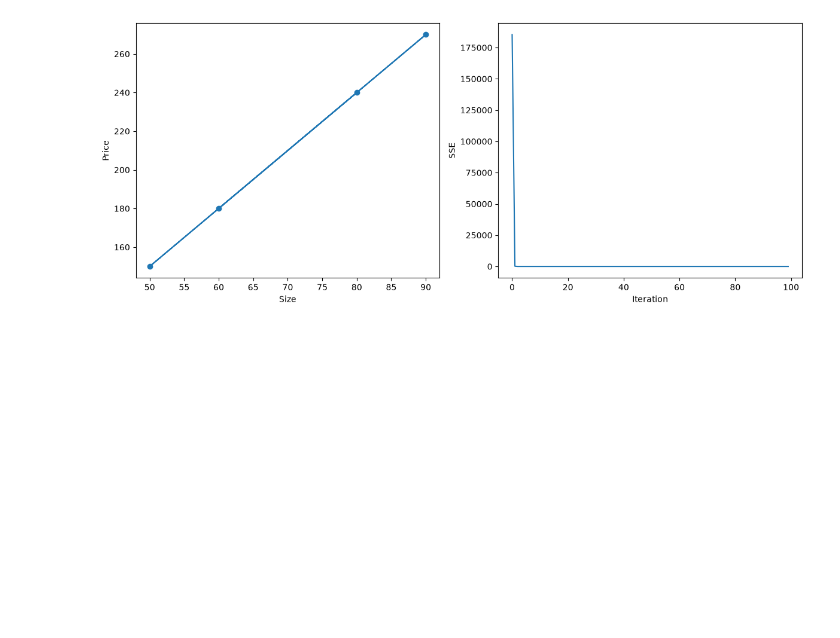
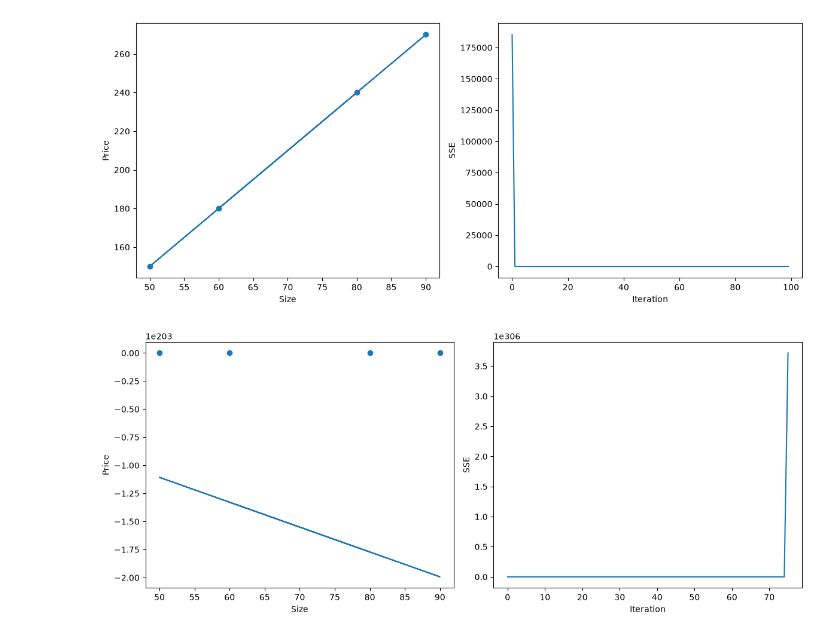
Before and after one commit to Anas8709/CA-R5-S2S2-AI, a Jupyter notebook: src/ML/Linear_Regression/assignments/Linear_Regression.ipynb, the cells around one changed output. Drawn from its saved outputs; the diff is of its cells as text; code cells hidden in the pictures; blank space fills up the shorter version.

```diff
--- a/src/ML/Linear_Regression/assignments/Linear_Regression.ipynb
+++ b/src/ML/Linear_Regression/assignments/Linear_Regression.ipynb
@@ -37,3 +37,10 @@ print(predicpredicted_value)
 lin_reg.plot_training(x_train , y_train)
 # %% [output]
 [figure]
+# %%
+# Very large learning rate: 0.01
+lin_reg1 = LinearRegressionGD(learning_rate = 0.01 , n_iters = 100 )
+lin_reg1.fit(x_train , y_train)
+lin_reg1.plot_training(x_train , y_train)
+# %% [output]
+[figure, added]
```
Also changed, not shown: parts of 2 cells of this notebook.
